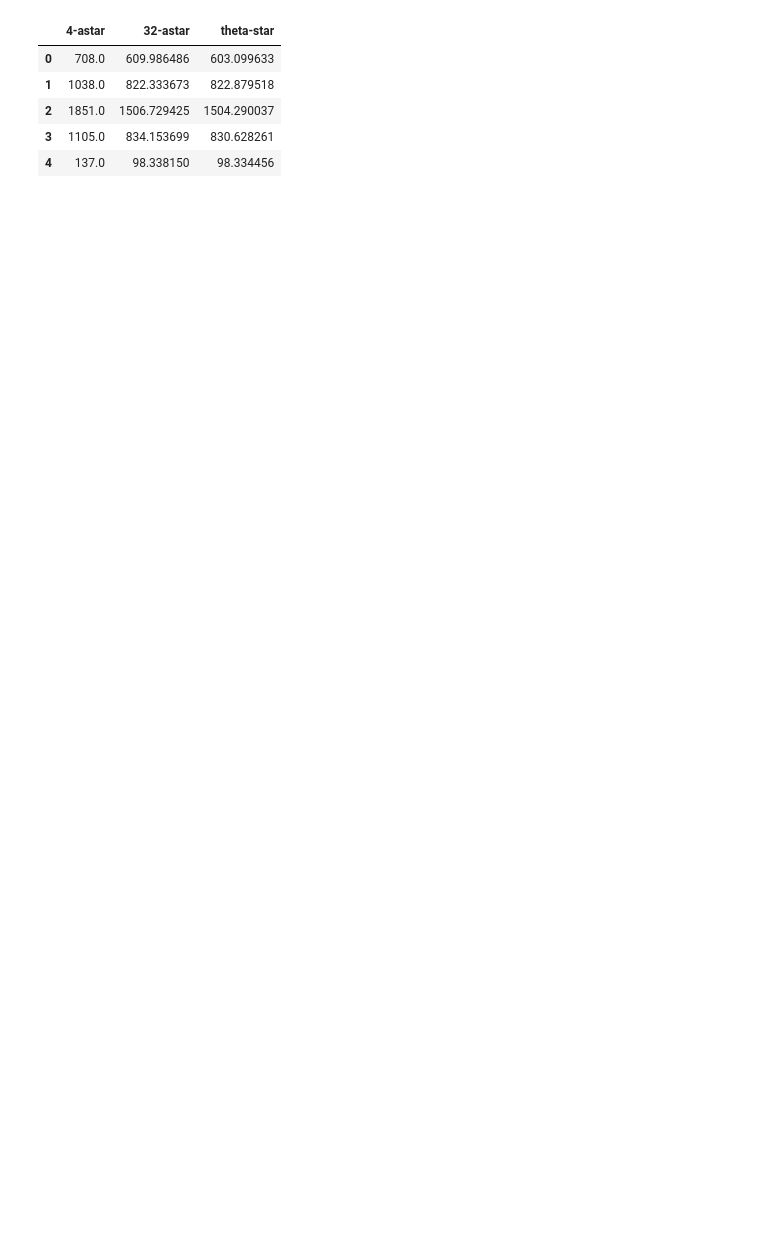
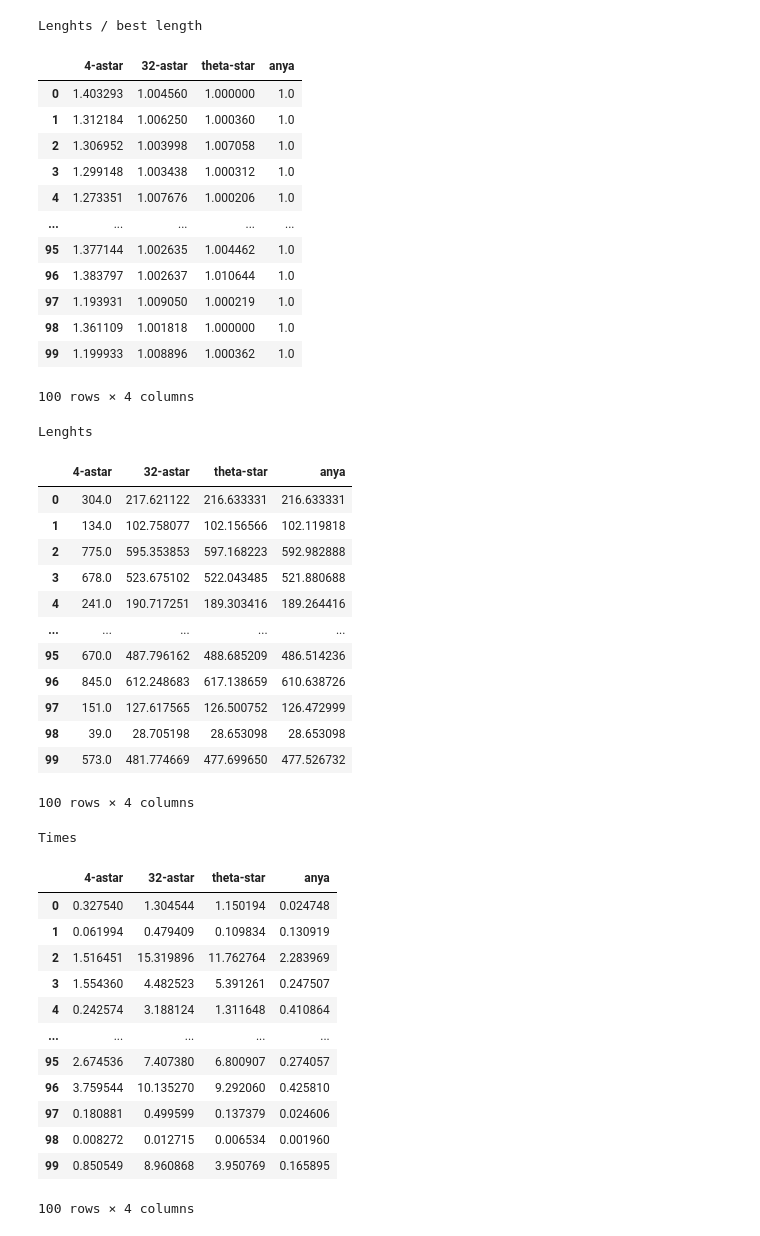
Before and after one commit to DenisKorotchenko/any-angle-paths-heuristic-search, a Jupyter notebook: 2k.ipynb, the cells around one changed output. Saved outputs shown, nothing was run; the diff lists cells and outputs as text; code cells hidden in the pictures; blank space fills up the shorter version.

```diff
--- a/2k.ipynb
+++ b/2k.ipynb
@@ -135,9 +197,59 @@ def moscow_2_test(heuristic_func):
 # %%
-moscow_2_test(uf.euclidian_distance)
+df_len_o, df_len, df_time, df_steps = cities(uf.euclidian_distance)
-# %% [output]
-|  | 4-astar | 32-astar | theta-star |
-| 0 | 708.0 | 609.986486 | 603.099633 |
-| 1 | 1038.0 | 822.333673 | 822.879518 |
-| 2 | 1851.0 | 1506.729425 | 1504.290037 |
-| 3 | 1105.0 | 834.153699 | 830.628261 |
-| 4 | 137.0 | 98.338150 | 98.334456 |
+# %%
+print("Lenghts / best length")
+display(df_len_o)
+print("Lenghts")
+display(df_len)
+print("Times")
+display(df_time)
+print("Steps")
+display(df_steps)
+
+df_len_o.describe()
+#df_len.describe()
+#df_time.describe()
+#df_steps.describe()
+# %% [output]
+Lenghts / best length
+|  | 4-astar | 32-astar | theta-star | anya |
+| 0 | 1.403293 | 1.004560 | 1.000000 | 1.0 |
+| 1 | 1.312184 | 1.006250 | 1.000360 | 1.0 |
+| 2 | 1.306952 | 1.003998 | 1.007058 | 1.0 |
+| 3 | 1.299148 | 1.003438 | 1.000312 | 1.0 |
+| 4 | 1.273351 | 1.007676 | 1.000206 | 1.0 |
+| ... | ... | ... | ... | ... |
+| 95 | 1.377144 | 1.002635 | 1.004462 | 1.0 |
+| 96 | 1.383797 | 1.002637 | 1.010644 | 1.0 |
+| 97 | 1.193931 | 1.009050 | 1.000219 | 1.0 |
+| 98 | 1.361109 | 1.001818 | 1.000000 | 1.0 |
+| 99 | 1.199933 | 1.008896 | 1.000362 | 1.0 |
+100 rows × 4 columns
+Lenghts
+|  | 4-astar | 32-astar | theta-star | anya |
+| 0 | 304.0 | 217.621122 | 216.633331 | 216.633331 |
+| 1 | 134.0 | 102.758077 | 102.156566 | 102.119818 |
+| 2 | 775.0 | 595.353853 | 597.168223 | 592.982888 |
+| 3 | 678.0 | 523.675102 | 522.043485 | 521.880688 |
+| 4 | 241.0 | 190.717251 | 189.303416 | 189.264416 |
+| ... | ... | ... | ... | ... |
+| 95 | 670.0 | 487.796162 | 488.685209 | 486.514236 |
+| 96 | 845.0 | 612.248683 | 617.138659 | 610.638726 |
+| 97 | 151.0 | 127.617565 | 126.500752 | 126.472999 |
+| 98 | 39.0 | 28.705198 | 28.653098 | 28.653098 |
+| 99 | 573.0 | 481.774669 | 477.699650 | 477.526732 |
+100 rows × 4 columns
+Times
+|  | 4-astar | 32-astar | theta-star | anya |
+| 0 | 0.327540 | 1.304544 | 1.150194 | 0.024748 |
+| 1 | 0.061994 | 0.479409 | 0.109834 | 0.130919 |
+| 2 | 1.516451 | 15.319896 | 11.762764 | 2.283969 |
+| 3 | 1.554360 | 4.482523 | 5.391261 | 0.247507 |
+| 4 | 0.242574 | 3.188124 | 1.311648 | 0.410864 |
+| ... | ... | ... | ... | ... |
+| 95 | 2.674536 | 7.407380 | 6.800907 | 0.274057 |
+| 96 | 3.759544 | 10.135270 | 9.292060 | 0.425810 |
+| 97 | 0.180881 | 0.499599 | 0.137379 | 0.024606 |
+| 98 | 0.008272 | 0.012715 | 0.006534 | 0.001960 |
+| 99 | 0.850549 | 8.960868 | 3.950769 | 0.165895 |
+100 rows × 4 columns
```
Also changed, not shown: parts of 6 cells of this notebook, 11 other files.
